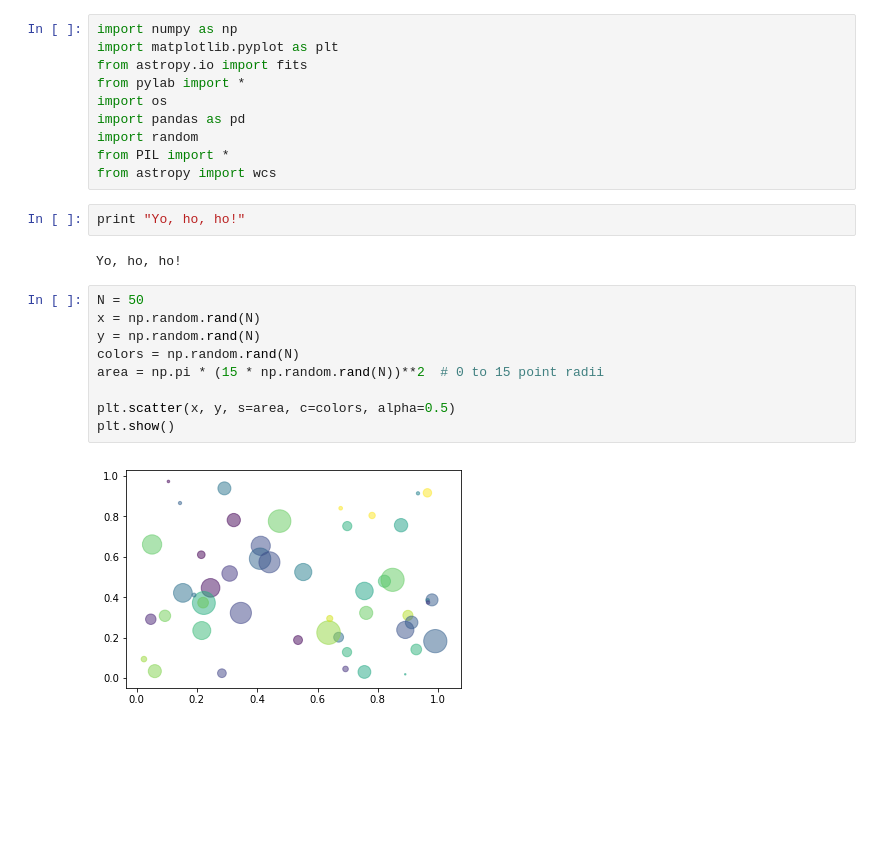
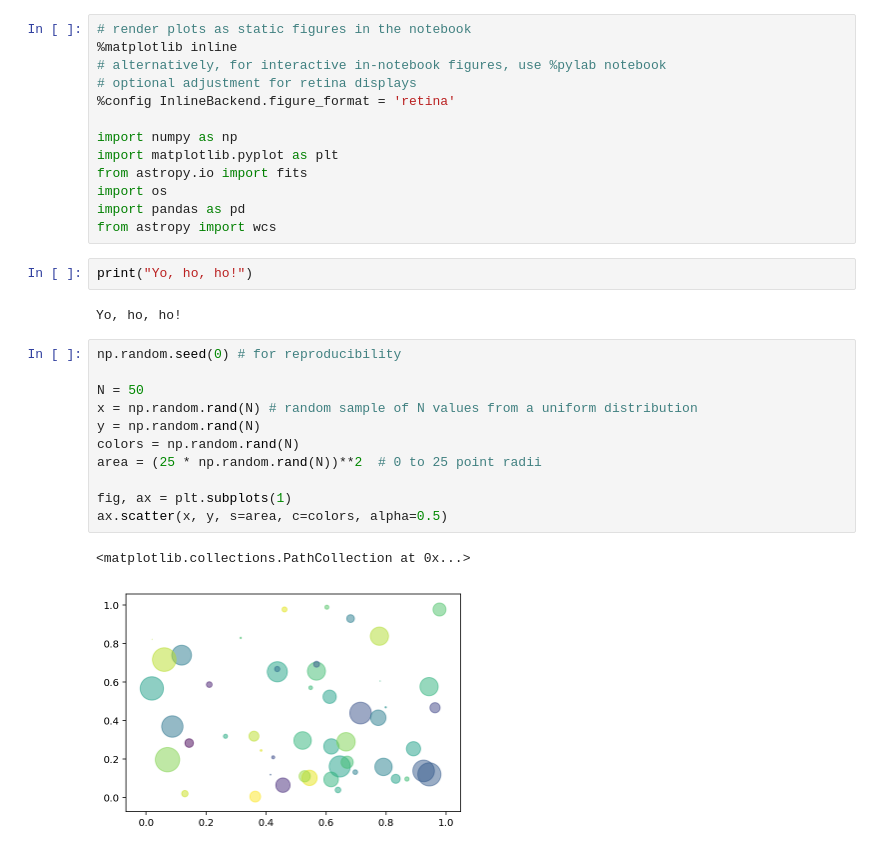
Before and after one commit to Astr480/Sp2018, a Jupyter notebook: Day1/Jupyter Test Code.ipynb, the cells around one changed output. Cells and saved outputs as stored; diff of their text form; blank space fills up the shorter version.

Commit message:
Add updates to jupyter notebook

```diff
--- a/Day1/Jupyter Test Code.ipynb
+++ b/Day1/Jupyter Test Code.ipynb
@@ -1,25 +1,31 @@
 # %%
+# render plots as static figures in the notebook
+%matplotlib inline
+# alternatively, for interactive in-notebook figures, use %pylab notebook
+# optional adjustment for retina displays
+%config InlineBackend.figure_format = 'retina'
+
 import numpy as np
 import matplotlib.pyplot as plt
 from astropy.io import fits
-from pylab import *
 import os
 import pandas as pd
-import random
-from PIL import *
 from astropy import wcs
 # %%
-print "Yo, ho, ho!"
+print("Yo, ho, ho!")
 # %% [output]
 Yo, ho, ho!
 # %%
+np.random.seed(0) # for reproducibility
+
 N = 50
-x = np.random.rand(N)
+x = np.random.rand(N) # random sample of N values from a uniform distribution
 y = np.random.rand(N)
 colors = np.random.rand(N)
-area = np.pi * (15 * np.random.rand(N))**2  # 0 to 15 point radii
+area = (25 * np.random.rand(N))**2  # 0 to 25 point radii
 
-plt.scatter(x, y, s=area, c=colors, alpha=0.5)
-plt.show()
+fig, ax = plt.subplots(1)
+ax.scatter(x, y, s=area, c=colors, alpha=0.5)
 # %% [output]
+<matplotlib.collections.PathCollection at 0x...>
-[figure, old version]
+[figure, new version]
```
